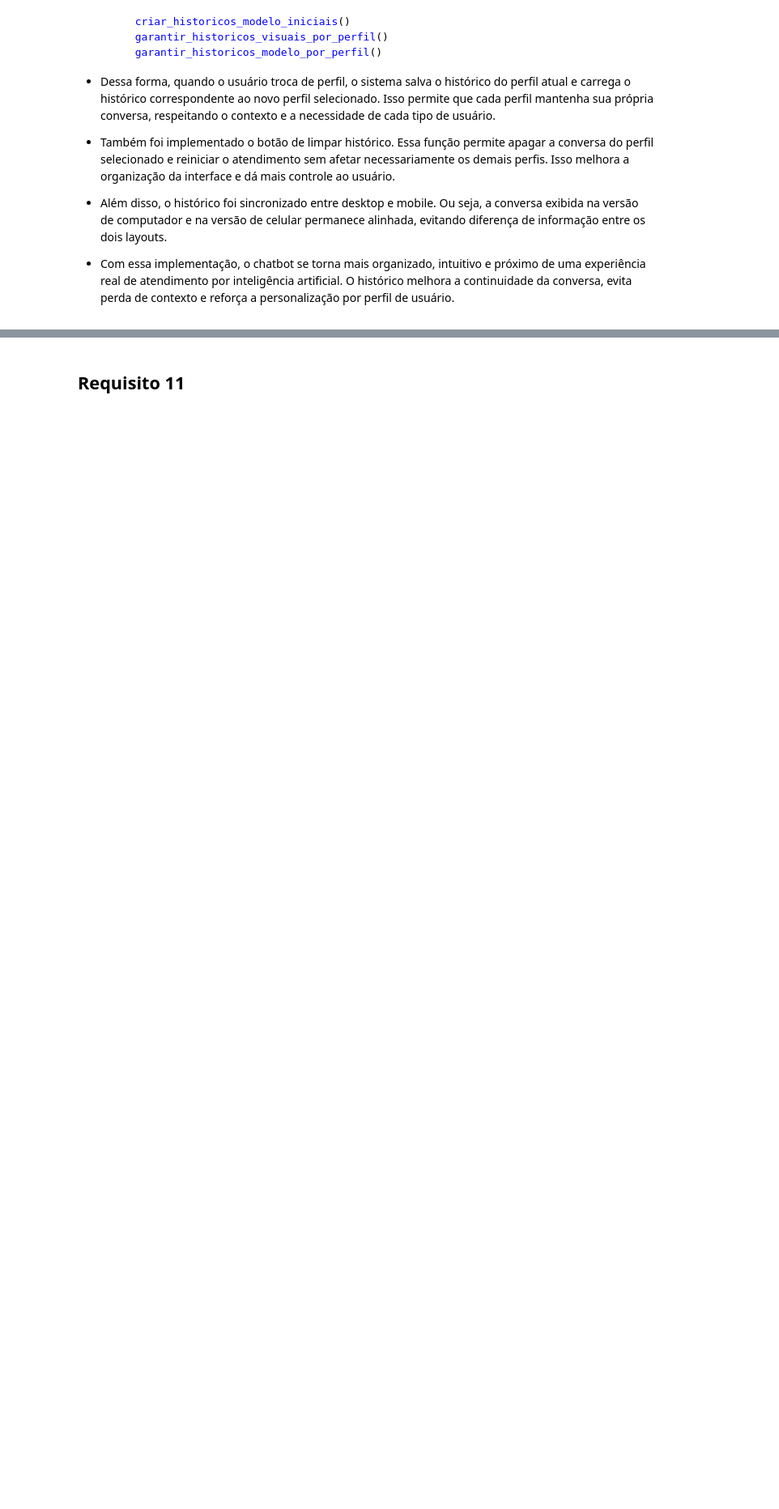
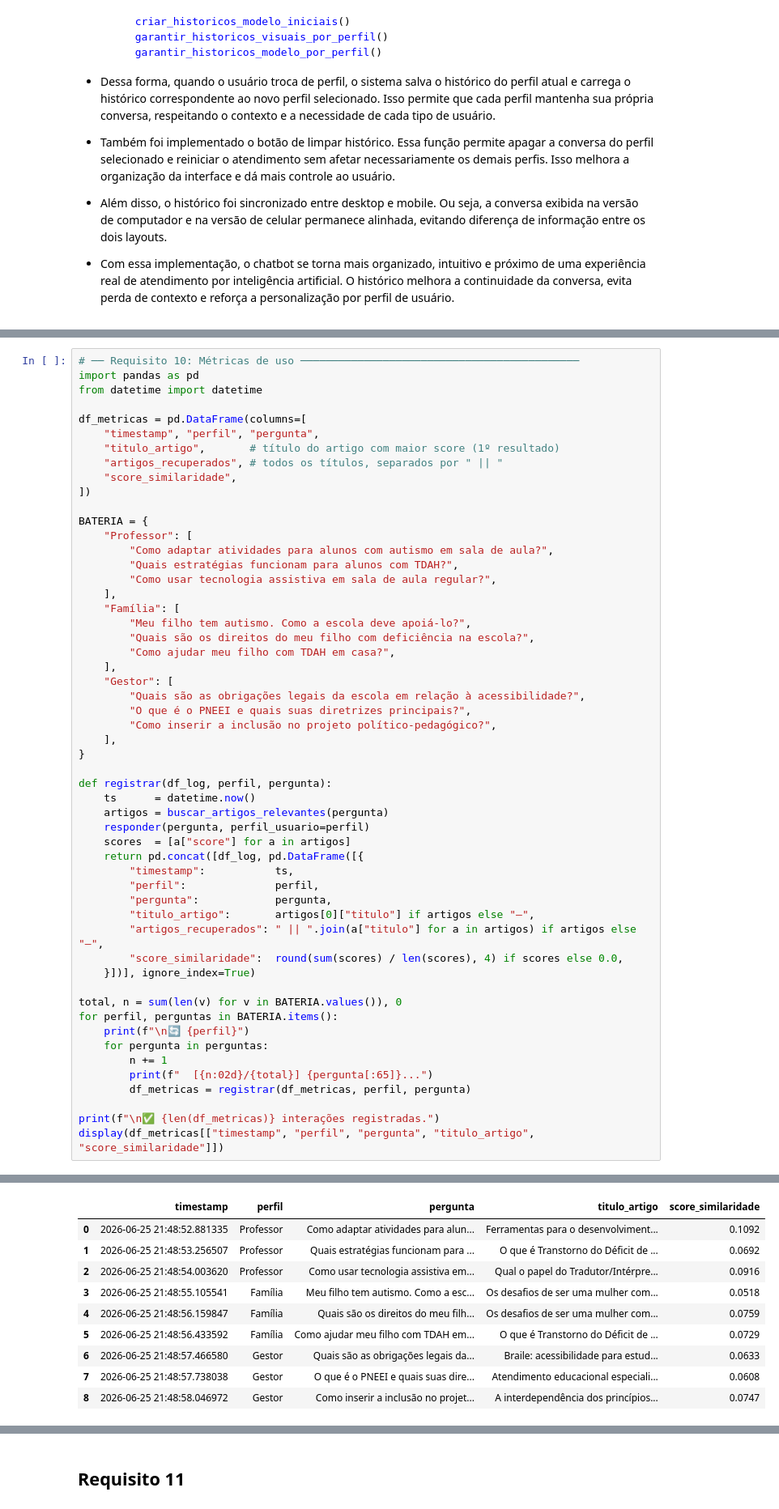
Before and after one commit to joaopmarinho/Assistente-Diversa, a Jupyter notebook: prototipo_funcional_assistente_diversa.ipynb, the cells around one changed output, grey strips where cells are left out. Shown at 81% size. Saved outputs shown, nothing was run; the diff lists cells and outputs as text; blank space fills up the shorter version.

```diff
--- a/prototipo_funcional_assistente_diversa.ipynb
+++ b/prototipo_funcional_assistente_diversa.ipynb
@@ -2708,0 +2867,55 @@ O modelo `openai/gpt-oss-20b` é o substituto recomendado pela Groq e foi adotad
+# %%
+# ── Requisito 10: Métricas de uso ────────────────────────────────────────────
+import pandas as pd
+from datetime import datetime
+
+df_metricas = pd.DataFrame(columns=[
+    "timestamp", "perfil", "pergunta",
+    "titulo_artigo",       # título do artigo com maior score (1º resultado)
+    "artigos_recuperados", # todos os títulos, separados por " || "
+    "score_similaridade",
+])
+
+BATERIA = {
+    "Professor": [
+        "Como adaptar atividades para alunos com autismo em sala de aula?",
+        "Quais estratégias funcionam para alunos com TDAH?",
+        "Como usar tecnologia assistiva em sala de aula regular?",
+    ],
+    "Família": [
+        "Meu filho tem autismo. Como a escola deve apoiá-lo?",
+        "Quais são os direitos do meu filho com deficiência na escola?",
+        "Como ajudar meu filho com TDAH em casa?",
+    ],
+    "Gestor": [
+        "Quais são as obrigações legais da escola em relação à acessibilidade?",
+        "O que é o PNEEI e quais suas diretrizes principais?",
+        "Como inserir a inclusão no projeto político-pedagógico?",
+    ],
+}
+
+def registrar(df_log, perfil, pergunta):
+    ts      = datetime.now()
+    artigos = buscar_artigos_relevantes(pergunta)
+    responder(pergunta, perfil_usuario=perfil)
+    scores  = [a["score"] for a in artigos]
+    return pd.concat([df_log, pd.DataFrame([{
+        "timestamp":           ts,
+        "perfil":              perfil,
+        "pergunta":            pergunta,
+        "titulo_artigo":       artigos[0]["titulo"] if artigos else "—",
+        "artigos_recuperados": " || ".join(a["titulo"] for a in artigos) if artigos else "—",
+        "score_similaridade":  round(sum(scores) / len(scores), 4) if scores else 0.0,
+    }])], ignore_index=True)
+
+total, n = sum(len(v) for v in BATERIA.values()), 0
+for perfil, perguntas in BATERIA.items():
+    print(f"\n🔄 {perfil}")
+    for pergunta in perguntas:
+        n += 1
+        print(f"  [{n:02d}/{total}] {pergunta[:65]}...")
+        df_metricas = registrar(df_metricas, perfil, pergunta)
+
+print(f"\n✅ {len(df_metricas)} interações registradas.")
+display(df_metricas[["timestamp", "perfil", "pergunta", "titulo_artigo", "score_similaridade"]])
+# %% [output]
@@ -2708,0 +2938,10 @@ O modelo `openai/gpt-oss-20b` é o substituto recomendado pela Groq e foi adotad
+|  | timestamp | perfil | pergunta | titulo_artigo | score_similaridade |
+| 0 | 2026-06-25 21:48:52.881335 | Professor | Como adaptar atividades para alun... | Ferramentas para o desenvolviment... | 0.1092 |
+| 1 | 2026-06-25 21:48:53.256507 | Professor | Quais estratégias funcionam para ... | O que é Transtorno do Déficit de ... | 0.0692 |
+| 2 | 2026-06-25 21:48:54.003620 | Professor | Como usar tecnologia assistiva em... | Qual o papel do Tradutor/Intérpre... | 0.0916 |
+| 3 | 2026-06-25 21:48:55.105541 | Família | Meu filho tem autismo. Como a esc... | Os desafios de ser uma mulher com... | 0.0518 |
+| 4 | 2026-06-25 21:48:56.159847 | Família | Quais são os direitos do meu filh... | Os desafios de ser uma mulher com... | 0.0759 |
+| 5 | 2026-06-25 21:48:56.433592 | Família | Como ajudar meu filho com TDAH em... | O que é Transtorno do Déficit de ... | 0.0729 |
+| 6 | 2026-06-25 21:48:57.466580 | Gestor | Quais são as obrigações legais da... | Braile: acessibilidade para estud... | 0.0633 |
+| 7 | 2026-06-25 21:48:57.738038 | Gestor | O que é o PNEEI e quais suas dire... | Atendimento educacional especiali... | 0.0608 |
+| 8 | 2026-06-25 21:48:58.046972 | Gestor | Como inserir a inclusão no projet... | A interdependência dos princípios... | 0.0747 |
```
Also changed, not shown: parts of 22 cells of this notebook.
